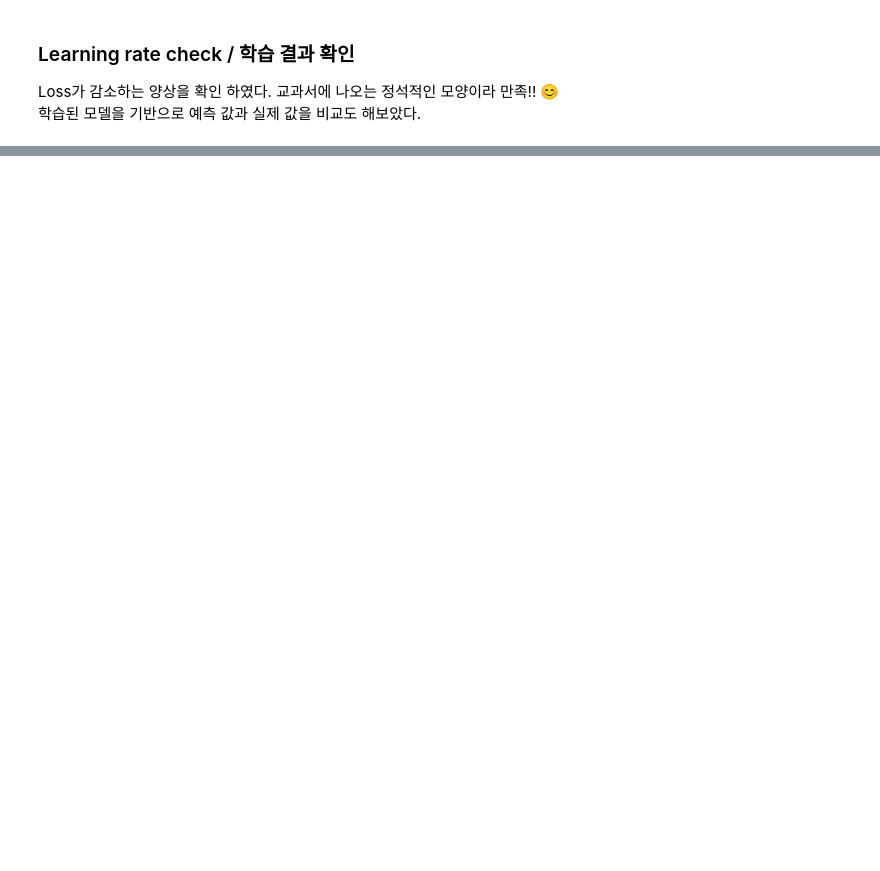
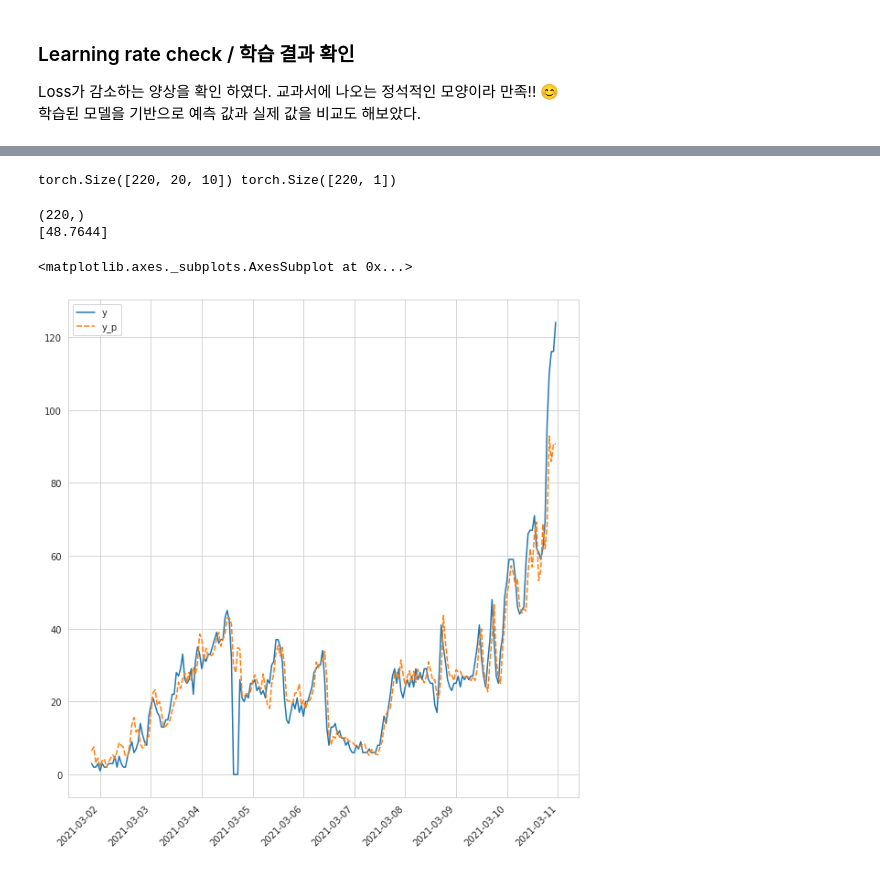
Before and after one commit to ssooni/data_mining_practice, a Jupyter notebook: dust_weather/dust_weather.ipynb, the cells around one changed output, grey strips where cells are left out. Saved outputs shown, nothing was run; the diff lists cells and outputs as text; code cells hidden in the pictures; blank space fills up the shorter version.

```diff
--- a/dust_weather/dust_weather.ipynb
+++ b/dust_weather/dust_weather.ipynb
@@ -405,0 +386,4 @@ files.download('./curve_2_model_3_batch.gif')
+# %%
+weather = call_weather_api("20210310")
+weather.columns = [c.upper() for c in weather.columns]
+weather.shape
@@ -405,0 +449,4 @@ files.download('./curve_2_model_3_batch.gif')
+# %%
+sample = api_master[api_master["MSRSTE_NM"]== "강남구"][X_label + y_label] # 서울시 강남구의 데이터만 사용
+sample[X_label] = scaler.transform(sample[X_label])
+print(sample)
@@ -405,0 +468,43 @@ files.download('./curve_2_model_3_batch.gif')
+# %%
+def generate_val_data(raw_data, lookback, target="PM25"):
+  data = []
+
+  data_raw = raw_data.to_numpy()
+
+  y = np.reshape(data_raw[:, -1], (-1, 1))
+
+  # create all possible sequences of length seq_len
+  for index in range(len(data_raw) - lookback):
+      data.append(data_raw[index: index + lookback])
+
+  data = np.array(data);
+  x = torch.from_numpy(data).type(torch.Tensor)
+  y = torch.from_numpy(y[lookback:, :]).type(torch.Tensor)
+
+  dataloader = DataLoader(data)
+
+  return x, y, dataloader
+
+x, y, dataloader = generate_val_data(sample, 20)
+
+print(x.shape, y.shape)
+# %% [output]
+torch.Size([220, 20, 10]) torch.Size([220, 1])
+# %%
+model.eval()
+prediction = model(x.to(DEVICE))
+print(prediction.view(-1).cpu().detach().numpy().shape)
+a = pd.DataFrame(y.view(-1), columns=["y"])
+a["y_p"] = pd.Series(prediction.view(-1).cpu().detach().numpy())
+a.index = sample.index[20:]
+
+loss = sum((a[["y_p"]].values - a[["y"]].values)**2) / a.shape[0]
+print(loss)
+plt.figure(figsize=(10,10))
+plt.xticks(rotation=45, ha='right')
+sns.lineplot(data=a)
+# %% [output]
+(220,)
+[48.7644]
+<matplotlib.axes._subplots.AxesSubplot at 0x...>
+[figure, added]
```
Also changed, not shown: parts of 27 cells of this notebook.
